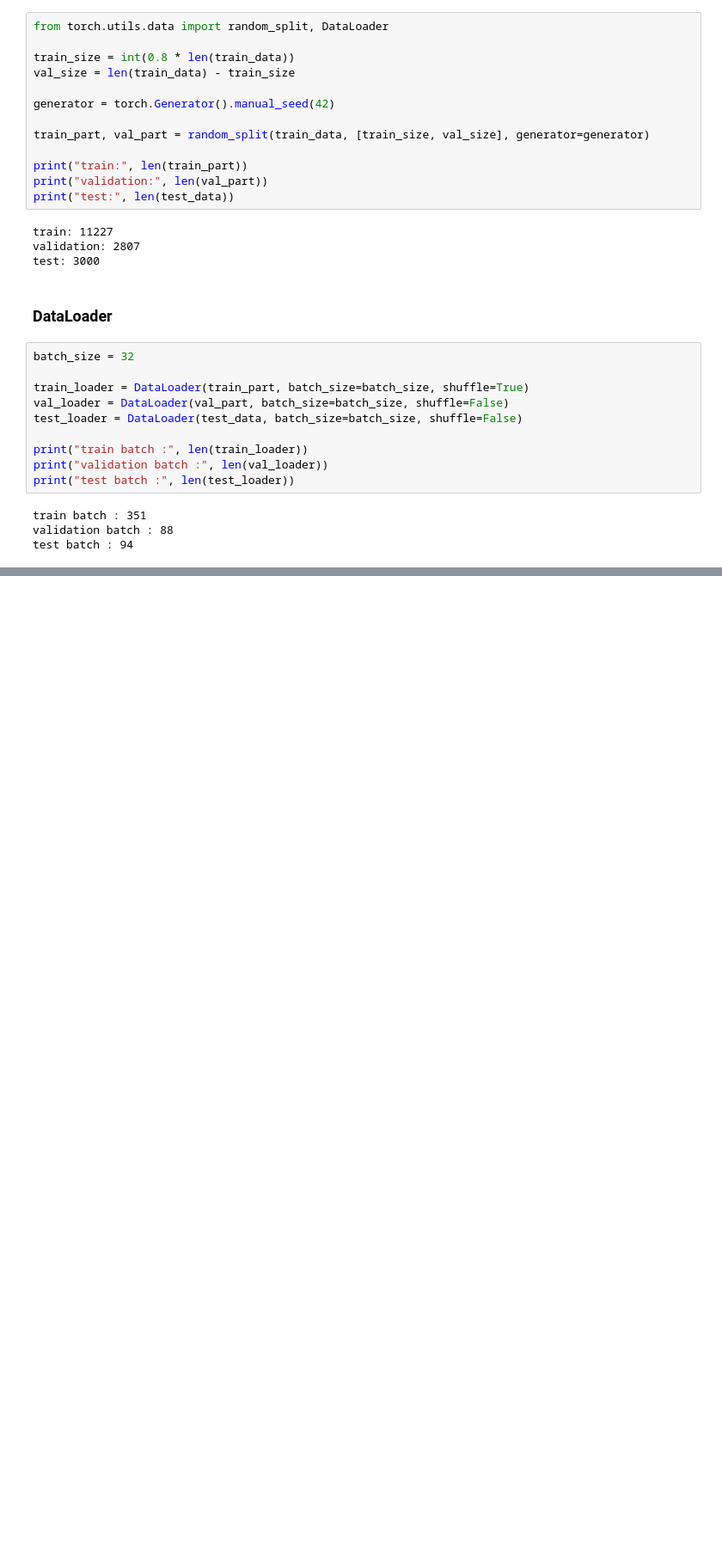
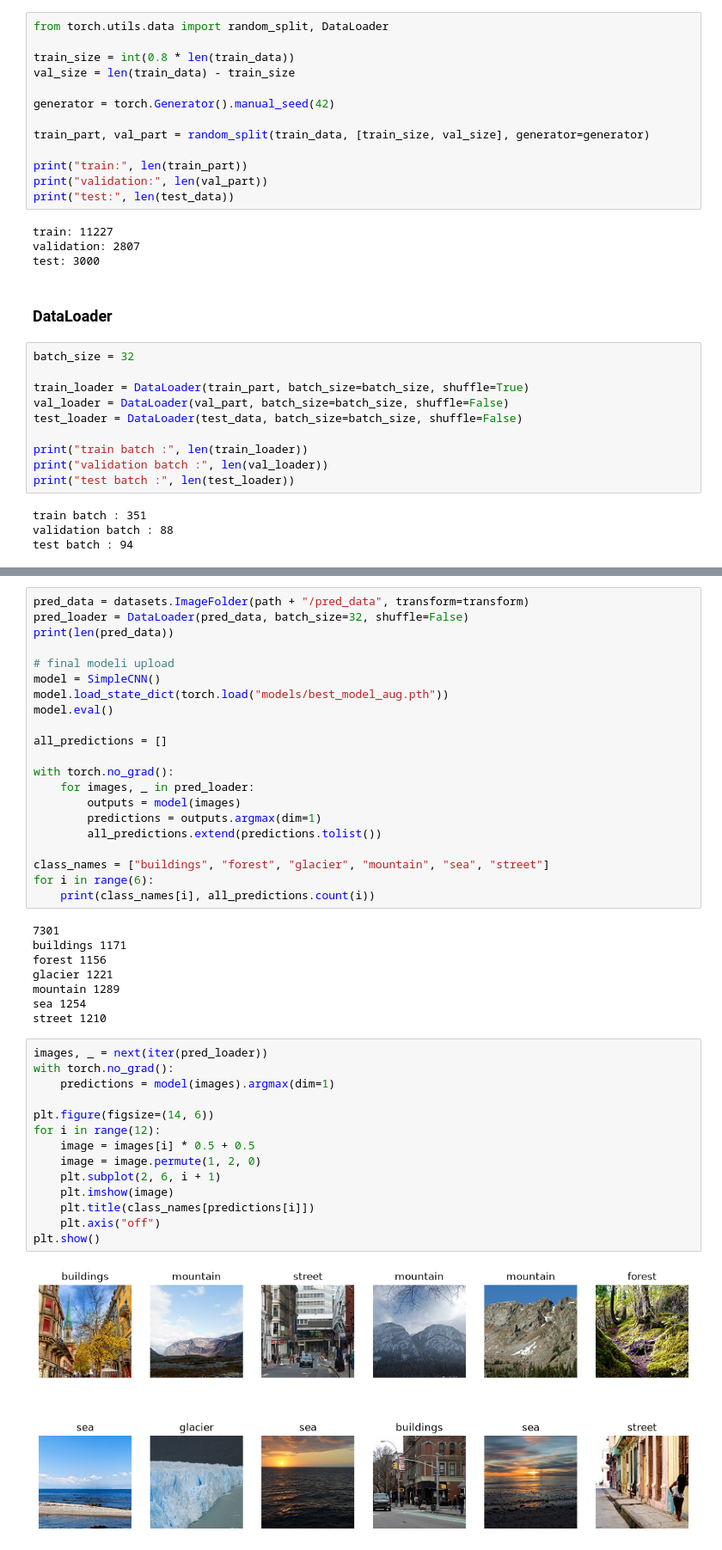
Before and after one commit to uzeyirelivasli/ConvNet-Architecture, a Jupyter notebook: Landscape-Classification.ipynb, the cells around one changed output, grey strips where cells are left out. Shown at 86% size. Saved outputs shown, nothing was run; the diff lists cells and outputs as text; blank space fills up the shorter version.

```diff
--- a/Landscape-Classification.ipynb
+++ b/Landscape-Classification.ipynb
@@ -153,0 +665,45 @@ tensor([4, 5, 3, 0, 3, 2, 3, 1, 5, 0])
+# %%
+pred_data = datasets.ImageFolder(path + "/pred_data", transform=transform)
+pred_loader = DataLoader(pred_data, batch_size=32, shuffle=False)
+print(len(pred_data))
+
+# final modeli upload
+model = SimpleCNN()
+model.load_state_dict(torch.load("models/best_model_aug.pth"))
+model.eval()
+
+all_predictions = []
+
+with torch.no_grad():
+    for images, _ in pred_loader:
+        outputs = model(images)
+        predictions = outputs.argmax(dim=1)
+        all_predictions.extend(predictions.tolist())
+
+class_names = ["buildings", "forest", "glacier", "mountain", "sea", "street"]
+for i in range(6):
+    print(class_names[i], all_predictions.count(i))
+# %% [output]
+7301
+buildings 1171
+forest 1156
+glacier 1221
+mountain 1289
+sea 1254
+street 1210
+# %%
+images, _ = next(iter(pred_loader))
+with torch.no_grad():
+    predictions = model(images).argmax(dim=1)
+
+plt.figure(figsize=(14, 6))
+for i in range(12):
+    image = images[i] * 0.5 + 0.5
+    image = image.permute(1, 2, 0)
+    plt.subplot(2, 6, i + 1)
+    plt.imshow(image)
+    plt.title(class_names[predictions[i]])
+    plt.axis("off")
+plt.show()
+# %% [output]
+[figure, added]
```
Also changed, not shown: parts of 32 cells of this notebook, 6 other files.
